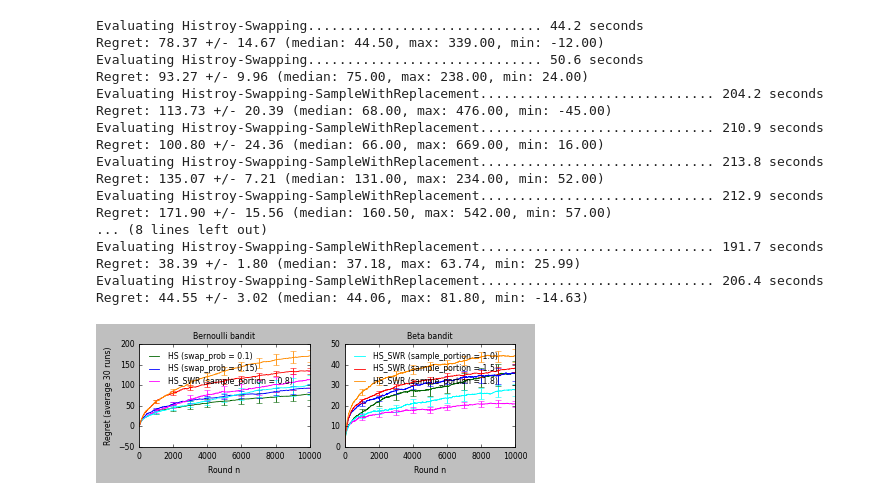
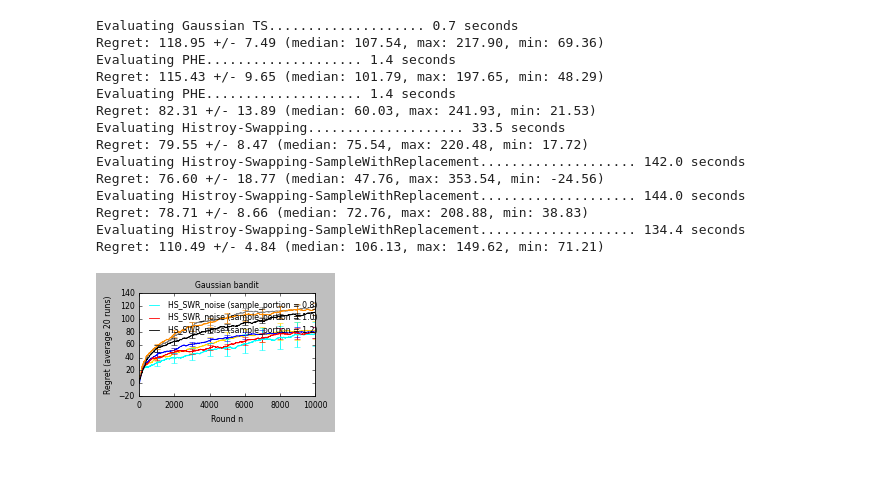
Before and after one commit to MyTHWN/Bandit-Randomization-Algorithms, a Jupyter notebook: notebooks/HSE_parallel.ipynb, the cells around one changed output. Saved outputs shown, nothing was run; the diff lists cells and outputs as text; code cells hidden in the pictures; blank space fills up the shorter version.

```diff
--- a/notebooks/HSE_parallel.ipynb
+++ b/notebooks/HSE_parallel.ipynb
@@ -48,27 +48,32 @@ Successful!
 import datetime
 
 algs = [
-  #("TS", {}, "gray", "-", "TS"),
+#    ("TS", {}, "gray", "-", "TS"),
+("GaussTS", {}, "gray", "-", "TS"),
   #("PHE", {"a": 2.1}, "red", "-", "PHE (a = 2.1)"),
-  #("PHE", {"a": 1.1}, "darkorange", "-", "PHE (a = 1.1)"),
-  #("PHE", {"a": 0.5}, "gold", "-", "PHE (a = 0.5)"),
+  ("PHE", {"a": 1.1}, "darkorange", "-", "PHE (a = 1.1)"),
+  ("PHE", {"a": 0.5}, "gold", "-", "PHE (a = 0.5)"),
   #("HistorySwapping", {"swap_prob": 0.01}, "cyan", "-", "HS (swap_prob = 0.01)"),
   #("HistorySwapping", {"swap_prob": 0.03}, "magenta", "-", "HS (swap_prob = 0.03)"),
-  ("HistorySwapping", {"swap_prob": 0.1}, "darkgreen", "-", "HS (swap_prob = 0.1)"),
+  #("HistorySwapping", {"swap_prob": 0.1}, "darkgreen", "-", "HS (swap_prob = 0.1)"),
   ("HistorySwapping", {"swap_prob": 0.15}, "blue", "-", "HS (swap_prob = 0.15)"),
-  ("HistorySwapping_SWR", {"sample_portion": 0.8}, "magenta", "-", "HS_SWR (sample_portion = 0.8)"),
-  ("HistorySwapping_SWR", {"sample_portion": 1.0}, "cyan", "-", "HS_SWR (sample_portion = 1.0)"),
-  ("HistorySwapping_SWR", {"sample_portion": 1.5}, "red", "-", "HS_SWR (sample_portion = 1.5)"),
-  ("HistorySwapping_SWR", {"sample_portion": 1.8}, "darkorange", "-", "HS_SWR (sample_portion = 1.8)"),
+  #("HistorySwapping_SWR", {"sample_portion": 0.03}, "magenta", "-",
+           #"HS_SWR (sample_portion = 0.03)"),
+  ("HistorySwapping_SWR", {"sample_portion": 0.5}, "cyan", "-",
+           "HS_SWR_noise (sample_portion = 0.5)"),
+  ("HistorySwapping_SWR", {"sample_portion": 0.8}, "red", "-",
+           "HS_SWR_noise (sample_portion = 0.8)"),
+  ("HistorySwapping_SWR", {"sample_portion": 1.2}, "black", "-",
+           "HS_SWR_noise (sample_portion = 1.2)"),
 ]
-num_runs = 30
+num_runs = 20
 n = 10000
 K = 10
 
 step = np.arange(1, n + 1)
 sube = (step.size // 10) * np.arange(1, 11) - 1
 
-plt.figure(figsize=(5.5, 2))
+plt.figure(figsize=(3, 2))
 for fig in range(2):
   env = []
   for run in range(num_runs):
@@ -76,58 +81,55 @@ for fig in range(2):
     if fig == 0:
       env.append(BerBandit(mu))
     else:
-      env.append(BetaBandit(mu))
+      env.append(GaussBandit(mu))
 
-  plt.subplot(1, 2, fig + 1)
+  plt.subplot(1, 1, fig + 1)
   #plt.subplot(1, 1, 1)
   alg_num = 0
   for alg in algs:
     alg_class = globals()[alg[0]]
     regret, _ = evaluate_parallel(alg_class, alg[1], env, n, num_process=10)
 
     cum_regret = regret.cumsum(axis=0)
     plt.plot(step, cum_regret.mean(axis=1),
       alg[2], dashes=linestyle2dashes(alg[3]),
-      label=alg[4] if alg_num // 3 == fig else None)
+      label=alg[4] if alg_num // 4 == (fig+1) else None)
     plt.errorbar(step[sube], cum_regret[sube, :].mean(axis=1),
       cum_regret[sube, :].std(axis=1) / np.sqrt(cum_regret.shape[1]),
       fmt="none", ecolor=alg[2])
 
     alg_num += 1
 
   if fig == 0:
     plt.title("Bernoulli bandit")
   else:
-    plt.title("Beta bandit")
+    plt.title("Gaussian bandit")
 
   plt.xlabel("Round n")
   if not fig:
     plt.ylabel("Regret (average {} runs)".format(num_runs))
   if fig <= 1:
     plt.legend(loc="upper left", frameon=False)
 
 plt.tight_layout()
 
 now = datetime.datetime.now()
-with open("../results/HS_{}_{}_{}_{}.jpeg".format(now.month, now.day, now.hour, now.minute), "wb") as f:
+with open("../results/HS_SWR_asnoise_{}_{}_{}_{}.jpeg".format(now.month, now.day, now.hour, now.minute), "wb") as f:
   plt.savefig(f, format="jpeg", dpi=1200, bbox_inches=0)
 plt.show()
 # %% [output]
-Evaluating Histroy-Swapping.............................. 44.2 seconds
-Regret: 78.37 +/- 14.67 (median: 44.50, max: 339.00, min: -12.00)
-Evaluating Histroy-Swapping.............................. 50.6 seconds
-Regret: 93.27 +/- 9.96 (median: 75.00, max: 238.00, min: 24.00)
-Evaluating Histroy-Swapping-SampleWithReplacement.............................. 204.2 seconds
-Regret: 113.73 +/- 20.39 (median: 68.00, max: 476.00, min: -45.00)
-Evaluating Histroy-Swapping-SampleWithReplacement.............................. 210.9 seconds
-Regret: 100.80 +/- 24.36 (median: 66.00, max: 669.00, min: 16.00)
-Evaluating Histroy-Swapping-SampleWithReplacement.............................. 213.8 seconds
-Regret: 135.07 +/- 7.21 (median: 131.00, max: 234.00, min: 52.00)
-Evaluating Histroy-Swapping-SampleWithReplacement.............................. 212.9 seconds
-Regret: 171.90 +/- 15.56 (median: 160.50, max: 542.00, min: 57.00)
-... (8 lines left out)
-Evaluating Histroy-Swapping-SampleWithReplacement.............................. 191.7 seconds
-Regret: 38.39 +/- 1.80 (median: 37.18, max: 63.74, min: 25.99)
-Evaluating Histroy-Swapping-SampleWithReplacement.............................. 206.4 seconds
-Regret: 44.55 +/- 3.02 (median: 44.06, max: 81.80, min: -14.63)
+Evaluating Gaussian TS.................... 0.7 seconds
+Regret: 118.95 +/- 7.49 (median: 107.54, max: 217.90, min: 69.36)
+Evaluating PHE.................... 1.4 seconds
+Regret: 115.43 +/- 9.65 (median: 101.79, max: 197.65, min: 48.29)
+Evaluating PHE.................... 1.4 seconds
+Regret: 82.31 +/- 13.89 (median: 60.03, max: 241.93, min: 21.53)
+Evaluating Histroy-Swapping.................... 33.5 seconds
+Regret: 79.55 +/- 8.47 (median: 75.54, max: 220.48, min: 17.72)
+Evaluating Histroy-Swapping-SampleWithReplacement.................... 142.0 seconds
+Regret: 76.60 +/- 18.77 (median: 47.76, max: 353.54, min: -24.56)
+Evaluating Histroy-Swapping-SampleWithReplacement.................... 144.0 seconds
+Regret: 78.71 +/- 8.66 (median: 72.76, max: 208.88, min: 38.83)
+Evaluating Histroy-Swapping-SampleWithReplacement.................... 134.4 seconds
+Regret: 110.49 +/- 4.84 (median: 106.13, max: 149.62, min: 71.21)
-[figure, old version]
+[figure, new version]
```
Also changed, not shown: parts of 1 cell of this notebook, 6 other files.
